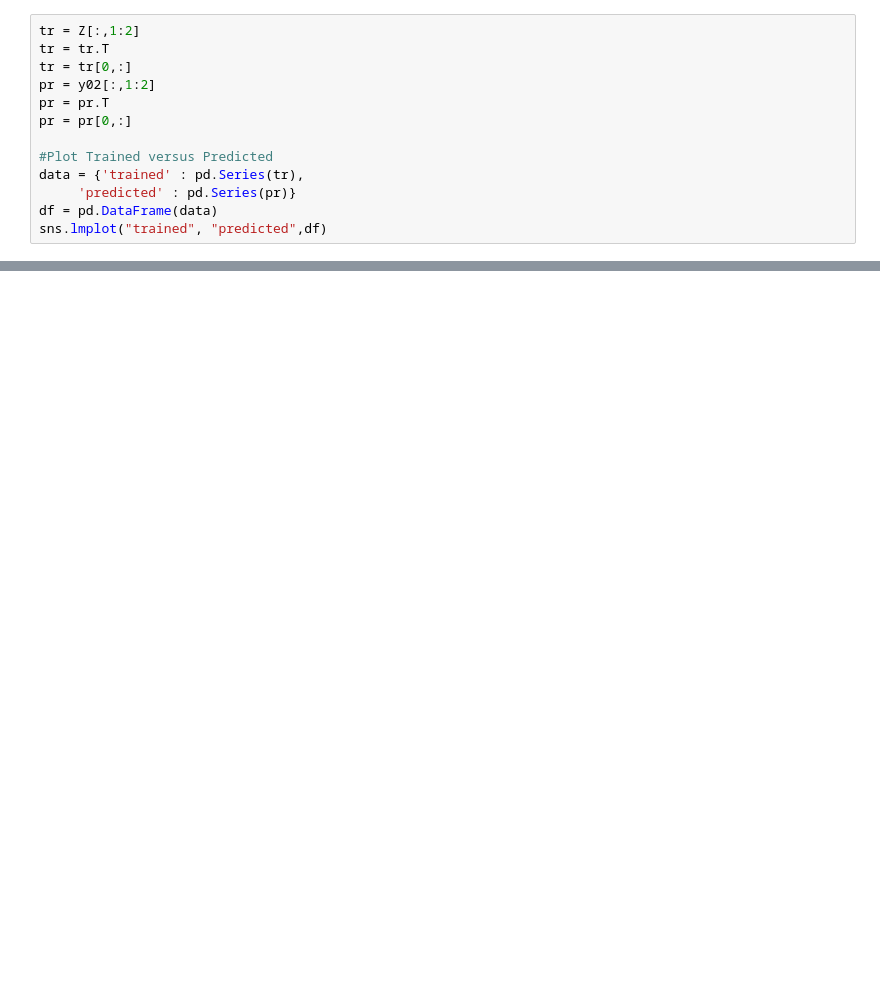
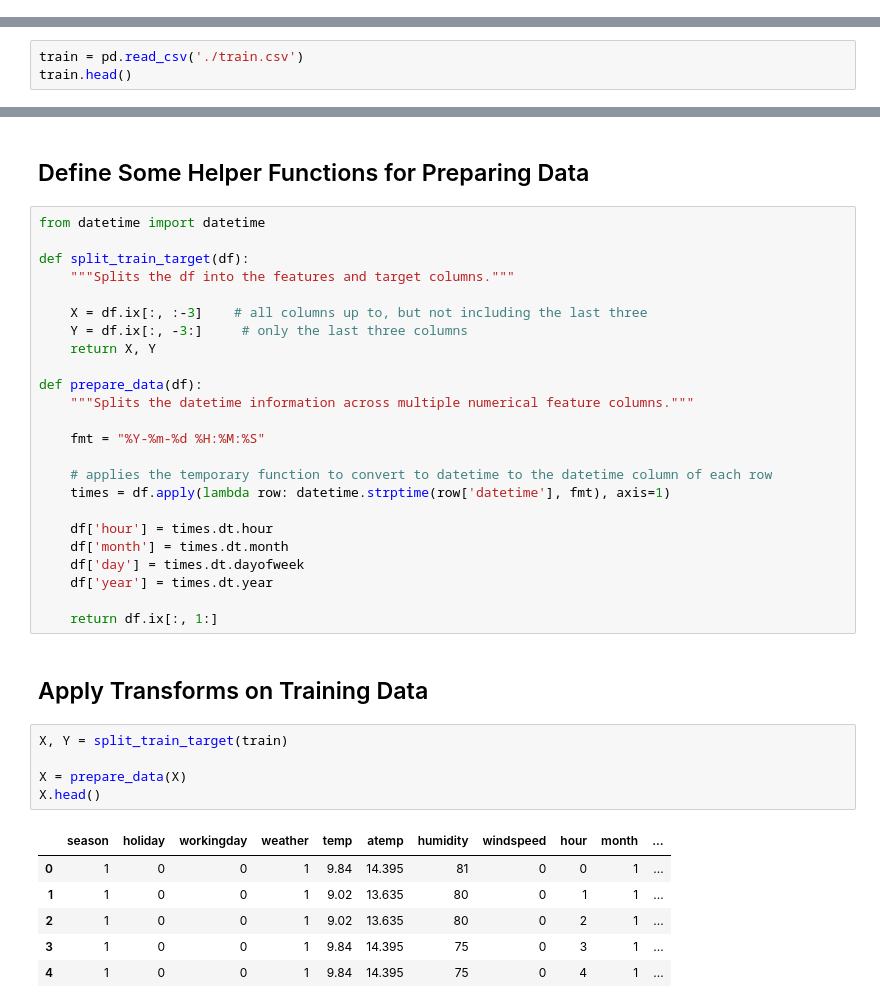
Before and after one commit to rothnic/kaggle_bikesharing, a Jupyter notebook: Bikesharing-Regression.ipynb, the cells around one changed output, grey strips where cells are left out. Drawn from its saved outputs; the diff is of its cells as text; blank space fills up the shorter version.

```diff
--- a/Bikesharing-Regression.ipynb
+++ b/Bikesharing-Regression.ipynb
@@ -116,13 +0,0 @@ r_value1
-# %%
-tr = Z[:,1:2]
-tr = tr.T
-tr = tr[0,:]
-pr = y02[:,1:2]
-pr = pr.T
-pr = pr[0,:]
-
-#Plot Trained versus Predicted
-data = {'trained' : pd.Series(tr),
-     'predicted' : pd.Series(pr)}
-df = pd.DataFrame(data)
-sns.lmplot("trained", "predicted",df)
@@ -264,0 +50,3 @@ True
+# %%
+train = pd.read_csv('./train.csv')
+train.head()
@@ -264,0 +60,40 @@ True
+# %% [markdown]
+## Define Some Helper Functions for Preparing Data
+# %%
+from datetime import datetime
+
+def split_train_target(df):
+    """Splits the df into the features and target columns."""
+
+    X = df.ix[:, :-3]    # all columns up to, but not including the last three
+    Y = df.ix[:, -3:]     # only the last three columns
+    return X, Y
+
+def prepare_data(df):
+    """Splits the datetime information across multiple numerical feature columns."""
+
+    fmt = "%Y-%m-%d %H:%M:%S"
+
+    # applies the temporary function to convert to datetime to the datetime column of each row
+    times = df.apply(lambda row: datetime.strptime(row['datetime'], fmt), axis=1)
+
+    df['hour'] = times.dt.hour
+    df['month'] = times.dt.month
+    df['day'] = times.dt.dayofweek
+    df['year'] = times.dt.year
+
+    return df.ix[:, 1:]
+# %% [markdown]
+## Apply Transforms on Training Data
+# %%
+X, Y = split_train_target(train)
+
+X = prepare_data(X)
+X.head()
+# %% [output]
+|  | season | holiday | workingday | weather | temp | atemp | humidity | windspeed | hour | month | ... |
+| 0 | 1 | 0 | 0 | 1 | 9.84 | 14.395 | 81 | 0 | 0 | 1 | ... |
+| 1 | 1 | 0 | 0 | 1 | 9.02 | 13.635 | 80 | 0 | 1 | 1 | ... |
+| 2 | 1 | 0 | 0 | 1 | 9.02 | 13.635 | 80 | 0 | 2 | 1 | ... |
+| 3 | 1 | 0 | 0 | 1 | 9.84 | 14.395 | 75 | 0 | 3 | 1 | ... |
+| 4 | 1 | 0 | 0 | 1 | 9.84 | 14.395 | 75 | 0 | 4 | 1 | ... |
```
Also changed, not shown: parts of 38 cells of this notebook.
